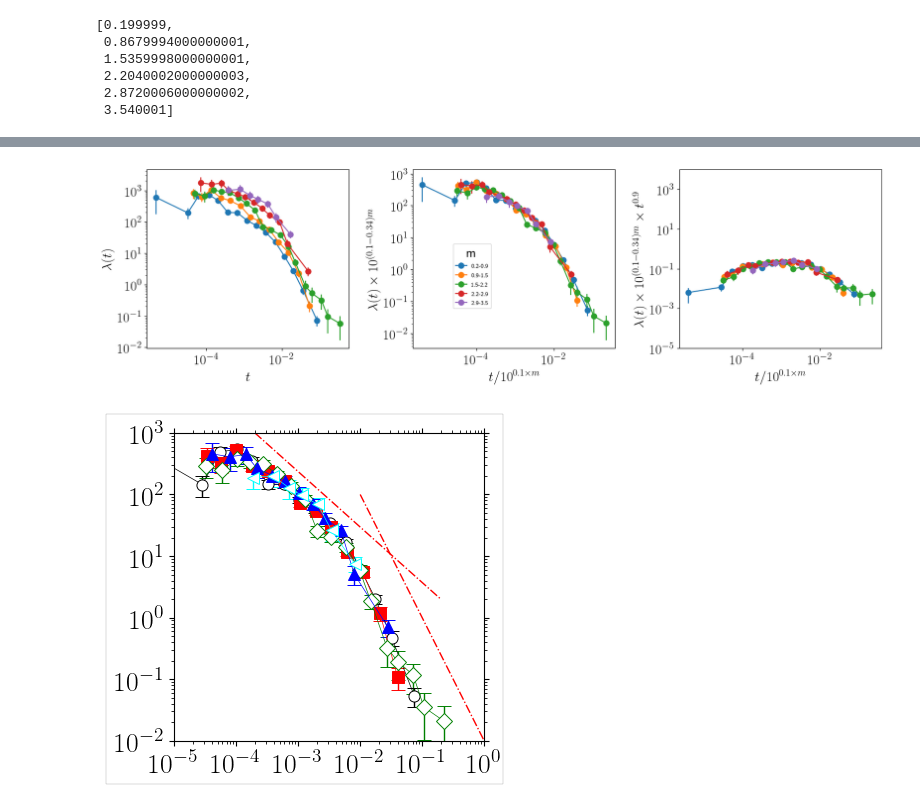
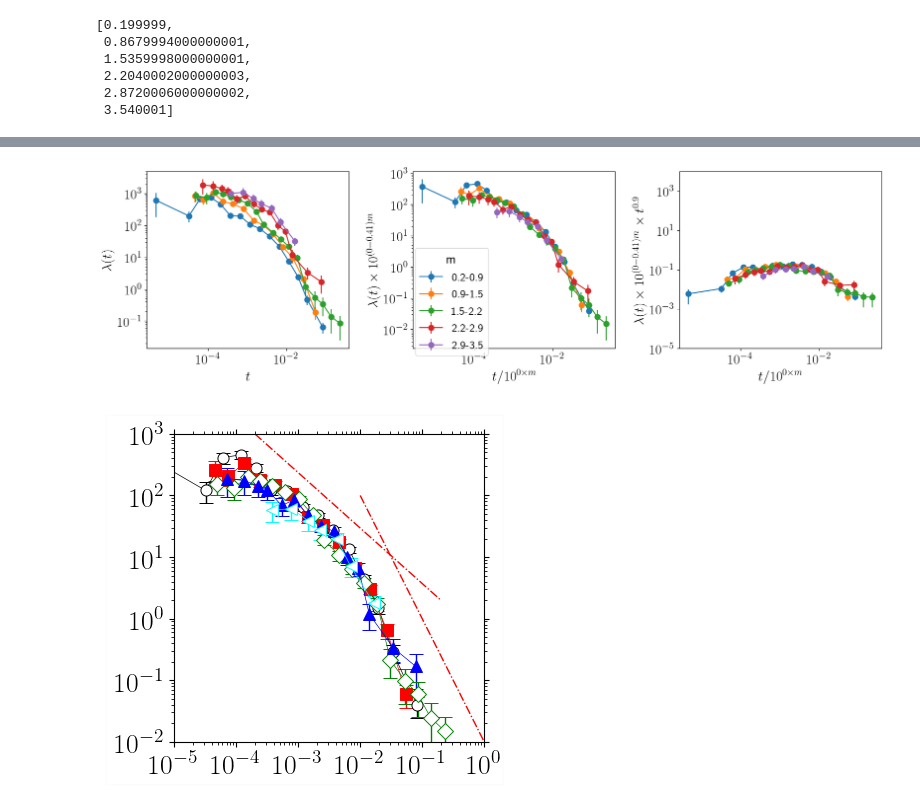
Before and after one commit to kkarimi62/Swarm, a Jupyter notebook: swarmCaldera.ipynb, the cells around one changed output, grey strips where cells are left out. Cells and saved outputs as stored; diff of their text form; code cells hidden in the pictures.

```diff
--- a/swarmCaldera.ipynb
+++ b/swarmCaldera.ipynb
@@ -1610,7 +1609,7 @@ quantile = 0.05 #new_quantile #0.050
 #--- wave speed
 cs = 3 * (24*3600) #--- km per day
 #--- cut-off time
-dt_cut = 0.1 #--- day
+dt_cut = 0.0 #0.1 #--- day
 #--- plot scattered
 TMIN=-5
 TMAX=1
@@ -1734,7 +1733,7 @@ for nn, index, title in zip([ nij ],xrange(2),['actual']):
     #--- draw the separation line
     xx=ax.axis()[0]+(ax.axis()[1]-ax.axis()[0])*(np.log10(nij_copy['T*'])-TMIN)/(TMAX-TMIN)
     yy=ax.axis()[2]+(ax.axis()[3]-ax.axis()[2])*(np.log10(n_thresh/nij_copy['T*'])-RMIN)/(RMAX-RMIN)
-    ax.plot( xx, yy,color='white',linewidth=0.0)
+    ax.plot( xx, yy,color='white',linewidth=0.1)
 
 fig.savefig('%s/densityMaps.png'%DIR_OUTPT_figs,bbox_inches='tight',dpi=150)
 #---
@@ -1847,7 +1846,7 @@ swarm_lohi.reset_index(inplace=True,drop=True)
 
 #--- plot arrows
 #dt=30
-for ii in xrange(10):
+for ii in xrange(1):
     #--- setup
     fig = plt.figure(figsize=(16,4),frameon=False) #, dpi=300)
     #--- xlimit
@@ -2742,7 +2725,7 @@ for key in X:
 plt.legend(title='m',prop=fontP,loc='upper right',bbox_to_anchor=(0.4, .6))
 
 #--- rescaled by r^-\nu
-nu = 1.7
+nu = 2.9
 plt.subplot(133)
 plt.xscale('log')
 plt.yscale('log')
@@ -3297,8 +3285,8 @@ for key, index in zip(KEYS,xrange(100)):
                 )
 
 #--- rescaled
-alpha_c = 0.1
-alpha_p = 0.34 #--- productivity
+alpha_c = 0#0.1
+alpha_p = 0.41 #--- productivity
 alpha_y = alpha_c - alpha_p
 
 plt.subplot(132)
@@ -3343,7 +3331,7 @@ for key, index in zip(KEYS,xrange(100)):
 plt.tight_layout()
 plt.savefig('%s/rho_t_mult.png'%DIR_OUTPT_figs,dpi=75,bbox_inches='tight')
 # %% [output]
-[figure, old version]
+[figure, new version]
 # %%
 #--- omori (paper version)
 
@@ -3351,7 +3339,10 @@ plt.savefig('%s/rho_t_mult.png'%DIR_OUTPT_figs,dpi=75,bbox_inches='tight')
 #--- rescaled
 
 fig, ax = plt.subplots(figsize=(4,4))
-ax.axis([1/(1e3/1e-2),1,1e-2,1e3])
+ylo=1e-2
+yhi=1e3
+xhi=1
+ax.axis([xhi/(yhi/ylo),xhi,ylo,yhi])
 ax.loglog()
 
 ##--- add major xticks
@@ -3382,35 +3373,35 @@ ax.yaxis.set_minor_formatter(matplotlib.ticker.NullFormatter())
 #colors = ['black','red','green','blue','cyan','brown']
 #fillstyles=['white',None,'white',None,'white',None,'white']
 #markers=['o','s','D','^','<','v']
 #assert len(colors) >= len(X)
 for key,col,mk,fl in zip(X,colors,markers,fillstyles):
 #    xdata += list(X[key]/10**(alpha*np.mean(m_range[key])))
 #    ydata += list(rho_dict[key]*10**(alpha*np.mean(m_range[key])))
 
     ax.errorbar(X[key]/10**(alpha_c*m_mean[key]),
                  rho_dict[key]*10**(alpha_y*m_mean[key]),
                  yerr=Err[key]*10**(alpha_y*m_mean[key]),
                  label='%2.1f-%2.1f'%(m_range[key][0],m_range[key][1]),
                  fmt='-o', markersize=8,color=col,marker=mk,markerfacecolor=fl,markeredgewidth=0.7,
                 linewidth=.5,
                  barsabove=None,capsize=5,capthick=1,elinewidth=1
                 )
 
 #fig.legend(title='m',prop=fontP,loc='upper right',frameon=False)#, bbox_to_anchor=(0.4, .6))
 ax.tick_params(axis='y',left=True, right=True,which='both')
 ax.tick_params(axis='x',bottom=True, top=True,which='both')
 
 p=-2
 ax.plot([1e-2,1],[1e2, 1e2* (1/1e-2)**p],'r-.',linewidth=1)
 p=-0.9
 ax.plot([2e-4,2e-1],[1e3, 1e3* (2e-1/2e-4)**p],'r-.',linewidth=1)
 
-DrawFrame(ax, (0.22,0.06),(0.14,0.06),0.1,LOG_X=True,LOG_Y=True)
+DrawFrame(ax, (0.22,0.06),(0.14,0.06),0.01,LOG_X=True,LOG_Y=True)
 
 #plt.tight_layout()
 plt.savefig('%s/rho_t.png'%DIR_OUTPT_figs,dpi=300,bbox_inches='tight')
 # %% [output]
-[figure, old version]
+[figure, new version]
 # %%
 #--- density plots: rho(r) (paper version 2nd)
 
```
Also changed, not shown: parts of 36 cells of this notebook, 4 other files.
